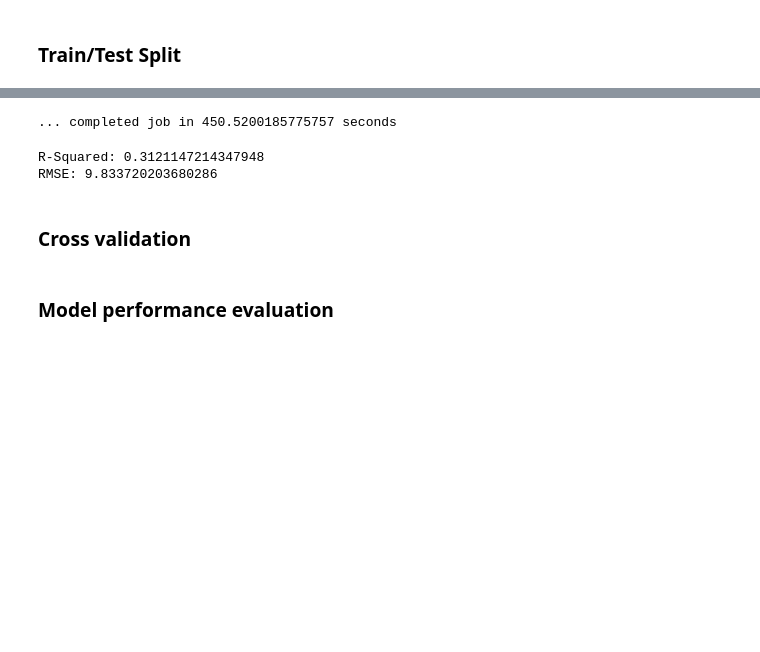
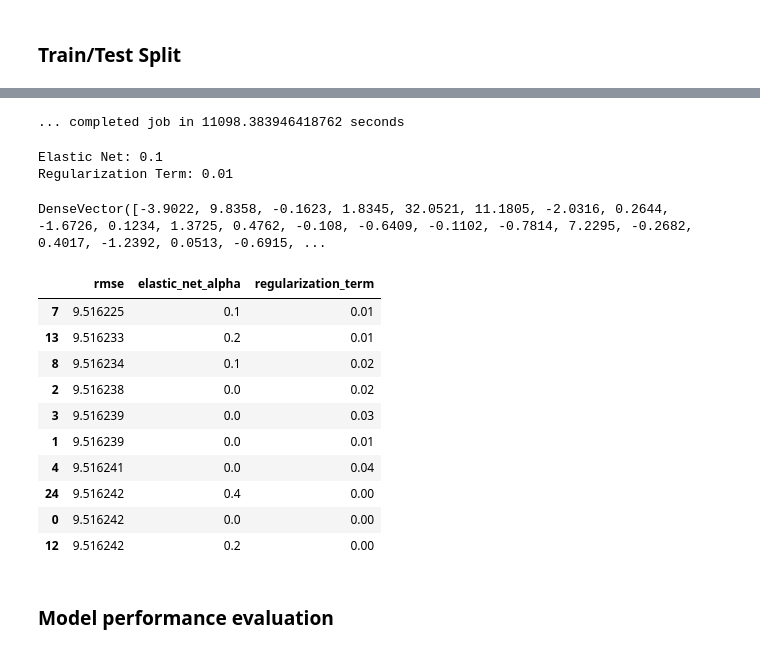
Before and after one commit to Alpha-1787/PySpark-NYC-Taxi-Trips-Analysis, a Jupyter notebook: nyc_taxi_trip_analysis.ipynb, the cells around one changed output, grey strips where cells are left out. Cells and saved outputs as stored; diff of their text form; code cells hidden in the pictures; blank space fills up the shorter version.

```diff
--- a/nyc_taxi_trip_analysis.ipynb
+++ b/nyc_taxi_trip_analysis.ipynb
@@ -667,17 +753,34 @@ Test set count: 12668815
+# %%
+# Add feature vector creation into the pipeline stages
+assembler_inputs = [c + "_onehot" for c in cat_feats] + [n + "_scaled" for n in num_feats]
+assembler = VectorAssembler(inputCols=assembler_inputs, outputCol="feature_vector")
+stages += [assembler]
+
+# add model fitting into the pipeline
+model = LinearRegression(maxIter=50,
+                         solver="normal",
+                         labelCol="fare_amount",
+                         featuresCol="feature_vector")
+stages += [model]
+
+# Construct pipeline using the set of stages defined
+model_pipeline =  Pipeline(stages=stages)
+
+# Construct a grid of parameters to search over
+parameter_grid = ParamGridBuilder() \
+                 .addGrid(model.elasticNetParam, [0.0, 0.1, 0.2, 0.3, 0.4, 0.5]) \
+                 .addGrid(model.regParam, [0.0, 0.01, 0.02, 0.03, 0.04, 0.05]) \
+                 .build()
+
+# Setup cross validation for hyperparameter tuning
+cross_val = CrossValidator(estimator=model_pipeline,
+                           estimatorParamMaps=parameter_grid,
+                           evaluator=RegressionEvaluator(labelCol="fare_amount"),
+                           numFolds=5)
 # %%
-# Train model
+# Run cross-validation, to choose the best set of parameters.
 start = time.time()
-model = LinearRegression(maxIter=100, regParam=0.0, solver="normal", labelCol="fare_amount", featuresCol="features")
-fitted_model = model.fit(transformed_df)
+cv_model = cross_val.fit(toy_df)
 print(f"... completed job in {time.time() - start} seconds")
 # %% [output]
-... completed job in 450.5200185775757 seconds
+... completed job in 11098.383946418762 seconds
-# %%
-summary = fitted_model.summary
-print("R-Squared:", summary.r2)
-print("RMSE:", summary.rootMeanSquaredError)
-# %% [output]
-R-Squared: 0.3121147214347948
-RMSE: 9.833720203680286
-# %% [markdown]
-### Cross validation
@@ -686,2 +787,39 @@ RMSE: 9.833720203680286
+# %%
+print("Elastic Net:", cv_model.bestModel.stages[-1]._java_obj.getElasticNetParam())
+print("Regularization Term:", cv_model.bestModel.stages[-1]._java_obj.getRegParam())
+# %% [output]
+Elastic Net: 0.1
+Regularization Term: 0.01
+# %%
+# get the coefficients of the model
+# TODO: put this into a dataframe
+cv_model.bestModel.stages[-1].coefficients
+# %% [output]
+DenseVector([-3.9022, 9.8358, -0.1623, 1.8345, 32.0521, 11.1805, -2.0316, 0.2644, -1.6726, 0.1234, 1.3725, 0.4762, -0.108, -0.6409, -0.1102, -0.7814, 7.2295, -0.2682, 0.4017, -1.2392, 0.0513, -0.6915, ...
+# %%
+# Avg RMSE
+en = [0.0, 0.1, 0.2, 0.3, 0.4, 0.5]
+reg = [0.0, 0.01, 0.02, 0.03, 0.04, 0.05]
+elastic_net = [e for e in en for r in reg]
+regularization = [r for e in en for r in reg]
+
+rmse_df = pd.DataFrame({"rmse":cv_model.avgMetrics,
+                        "elastic_net_alpha": elastic_net,
+                        "regularization_term": regularization})
+
+# Top 10 RMSE
+rmse_df.sort_values(by="rmse").head(10)
+# %% [output]
+|  | rmse | elastic_net_alpha | regularization_term |
+| 7 | 9.516225 | 0.1 | 0.01 |
+| 13 | 9.516233 | 0.2 | 0.01 |
+| 8 | 9.516234 | 0.1 | 0.02 |
+| 2 | 9.516238 | 0.0 | 0.02 |
+| 3 | 9.516239 | 0.0 | 0.03 |
+| 1 | 9.516239 | 0.0 | 0.01 |
+| 4 | 9.516241 | 0.0 | 0.04 |
+| 24 | 9.516242 | 0.4 | 0.00 |
+| 0 | 9.516242 | 0.0 | 0.00 |
+| 12 | 9.516242 | 0.2 | 0.00 |
 # %% [markdown]
 ### Model performance evaluation
```
Also changed, not shown: parts of 43 cells of this notebook.
